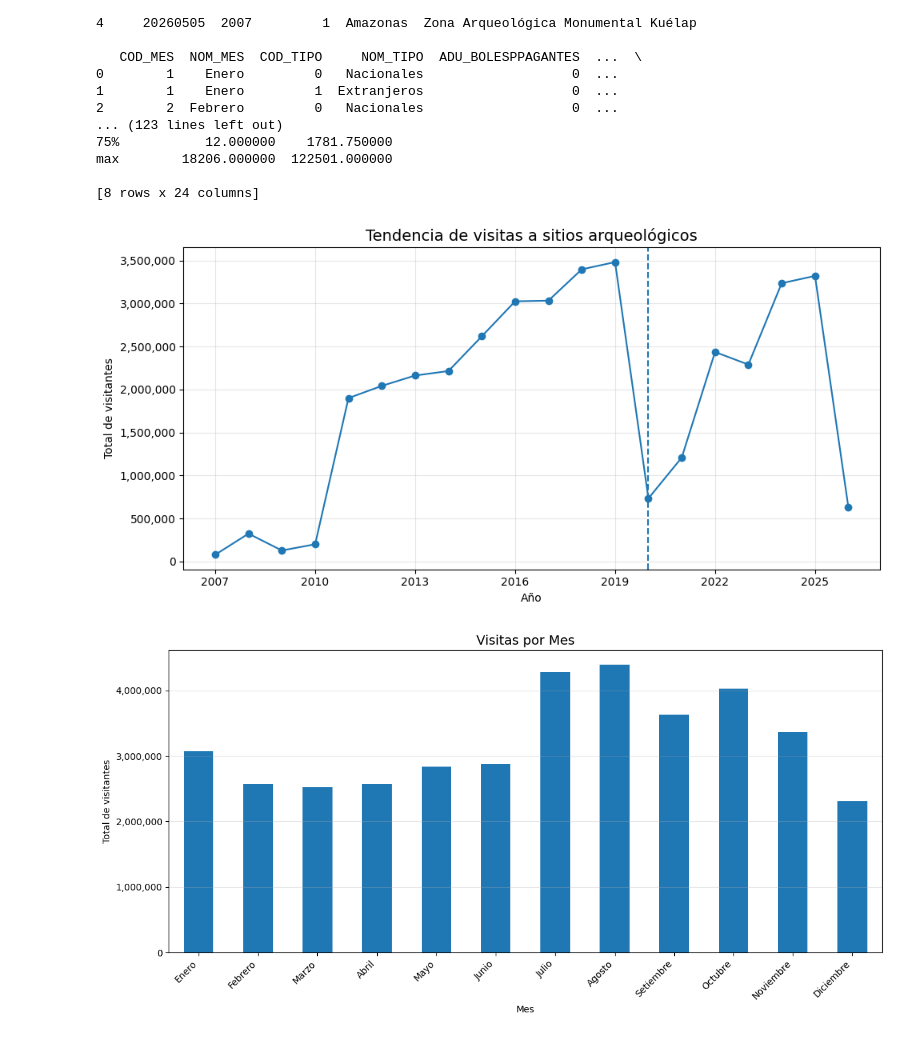
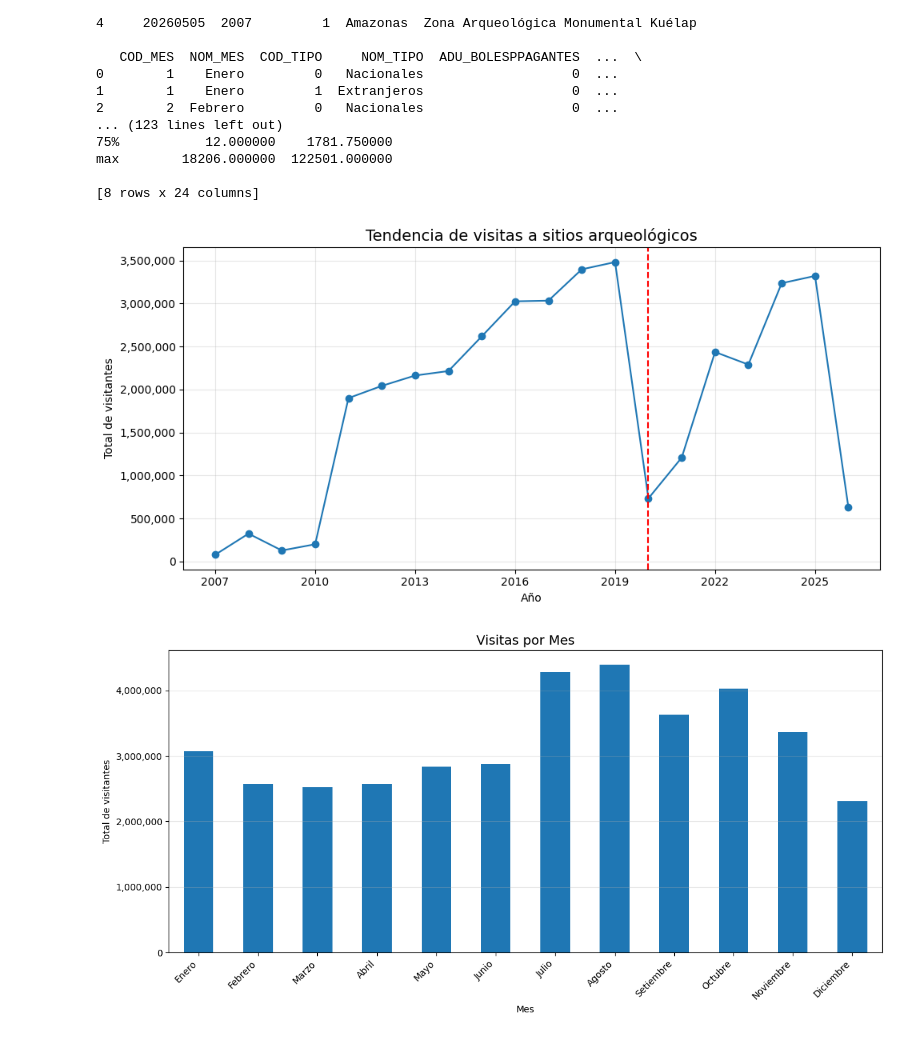
Before and after one commit to Taniice/Analisis-Visitantes-a-Sitios-Arqueologicos, a Jupyter notebook: Analisis_Visitas_a_Sitios_Arqueologicos.ipynb, the cells around one changed output. Saved outputs shown, nothing was run; the diff lists cells and outputs as text; code cells hidden in the pictures.

```diff
--- a/Analisis_Visitas_a_Sitios_Arqueologicos.ipynb
+++ b/Analisis_Visitas_a_Sitios_Arqueologicos.ipynb
@@ -16,5 +16,5 @@ from google.colab import drive
 drive.mount('/content/drive')
 
 # 3. CARGAR BASE DE DATOS
-ruta = "/content/drive/MyDrive/base de datos sitios_1.csv"
+ruta = "/content/drive/MyDrive/base de datos sitios.csv"
 # %% [output]
@@ -119,33 +119,34 @@ df = df.dropna(subset=cols_numericas)#eliminamos columnas con datos nulos
 # %%
 # 6. ANÁLISIS 1: VISITAS POR AÑO
 # Asegurar que 'anio' sea entero
 df['anio'] = df['anio'].astype(int)
 
 # Agrupar por año(sumanos todos los visitantes por cada año)
 visitas_anio = df.groupby('anio')['total_visitantes'].sum()
 
 # Gráfico
 plt.figure(figsize=(10,5))
 visitas_anio.plot(marker='o') #ponemos puntos en cada año
 
 # Línea vertical en pandemia
-plt.axvline(x=2020, linestyle='--')
+#plt.axvline(x=2020, linestyle='--')
+plt.axvline(x=2020, color='red', linestyle='--', label='COVID-19 (2020)')
 
 plt.title("Tendencia de visitas a sitios arqueológicos", fontsize=14)
 plt.xlabel("Año")
 plt.ylabel("Total de visitantes")
 # para no mostrar con decimales
 import matplotlib.ticker as ticker
 
 ax = plt.gca()
 ax.yaxis.set_major_formatter(ticker.StrMethodFormatter('{x:,.0f}'))
 ax.xaxis.set_major_locator(ticker.MaxNLocator(integer=True))
 # hasta aqui
 plt.grid(alpha=0.3)
 plt.tight_layout()
 plt.show()
 # %% [output]
-[figure, old version]
+[figure, new version]
 # %%
 # 7. ANÁLISIS 2: VISITAS POR MES
 visitas_mes = df.groupby('mes')['total_visitantes'].sum() #Sumamos los visitantes de cada mes sin importar el año
```
Also changed, not shown: parts of 8 cells of this notebook.
